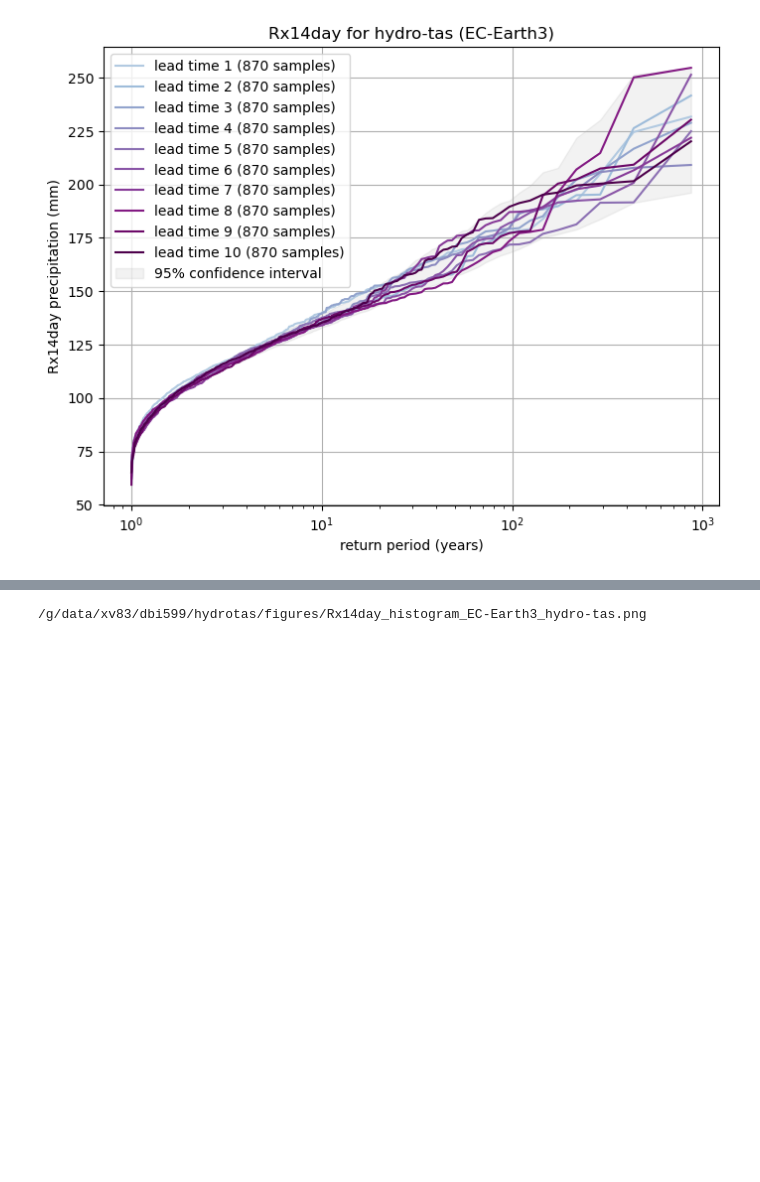
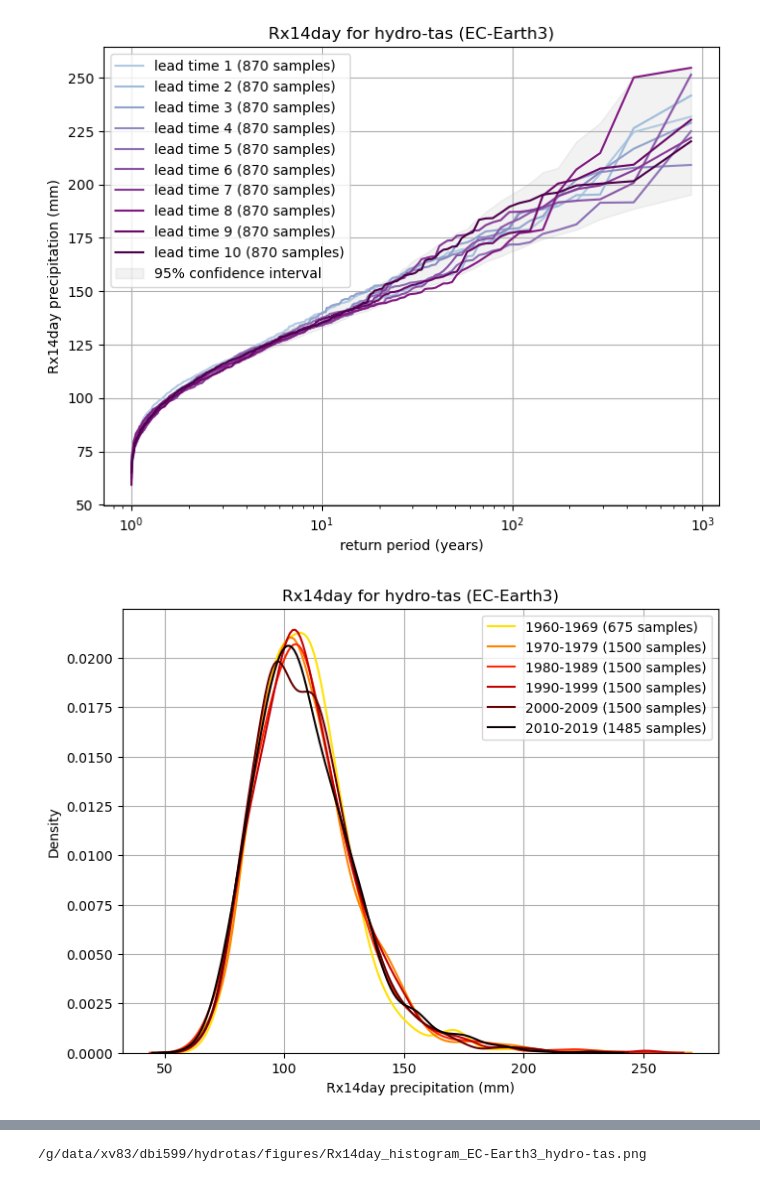
Before and after one commit to DamienIrving/hydrotas, a Jupyter notebook: analysis_EC-Earth3.ipynb, the cells around one changed output, grey strips where cells are left out. Saved outputs shown, nothing was run; the diff lists cells and outputs as text; code cells hidden in the pictures; blank space fills up the shorter version.

Commit message:
Add time to stability analysis

```diff
--- a/analysis_EC-Earth3.ipynb
+++ b/analysis_EC-Earth3.ipynb
@@ -363,3 +379,38 @@ def plot_return_by_lead(sample_ds, model_name, uncertainty=False):
 plot_return_by_lead(model_da_stacked, model_name, uncertainty=True)
 # %% [output]
 [figure]
+# %%
+def plot_dist_by_decade(sample_ds, model_name):
+    """Plot distribution curve by decade"""
+
+    fig = plt.figure(figsize=[8, 6])
+    ax = fig.add_subplot()
+    if model_name == 'CAFE':
+        start_years = [1995, 2000, 2005, 2010, 2015]
+        step = 4
+    else:
+        start_years = [1960, 1970, 1980, 1990, 2000, 2010]
+        step = 9
+    colors = iter(plt.cm.hot_r(np.linspace(0.3, 1, len(start_years))))
+
+    for start_year in start_years:
+        end_year = start_year + step
+        start_date = f'{start_year}-01-01'
+        end_date = f'{end_year}-12-25'
+        ds_selection = time_utils.select_time_period(sample_ds, [start_date, end_date])
+        ds_selection = ds_selection.dropna('sample')
+        color = next(colors)
+        decade_df = pd.DataFrame(ds_selection.values)
+        n_values = len(ds_selection)
+        sns.kdeplot(decade_df[0], ax=ax, color=color, label=f'{start_year}-{end_year} ({n_values} samples)')
+
+    ax.grid(True)
+    #ax.set_xlim(26, 46)
+    ax.set_title(f'Rx14day for {region_name} ({model_name})')
+    ax.set_xlabel('Rx14day precipitation (mm)')
+    ax.legend()
+    plt.show()
+# %%
+plot_dist_by_decade(model_da_stacked, model_name)
+# %% [output]
+[figure, added]
```
Also changed, not shown: parts of 10 cells of this notebook.
